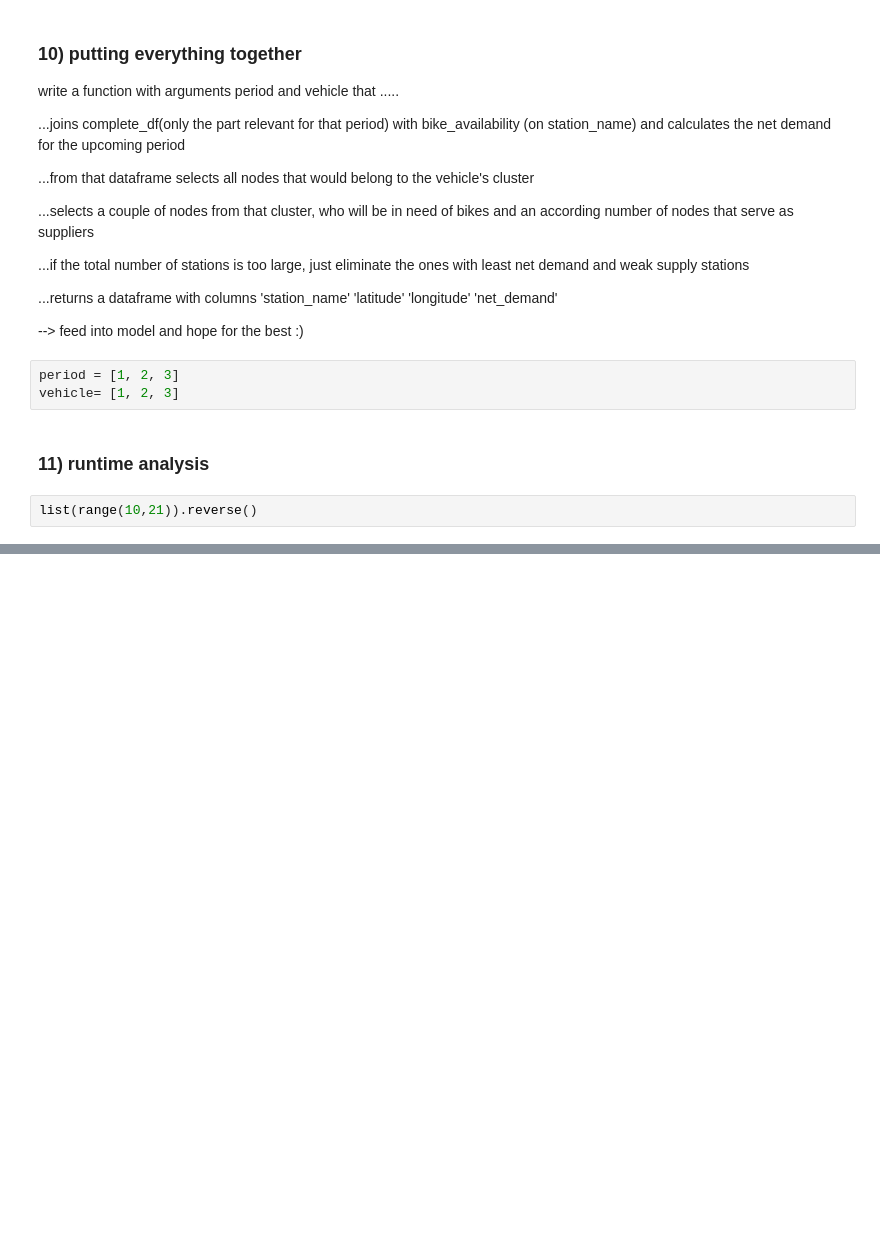
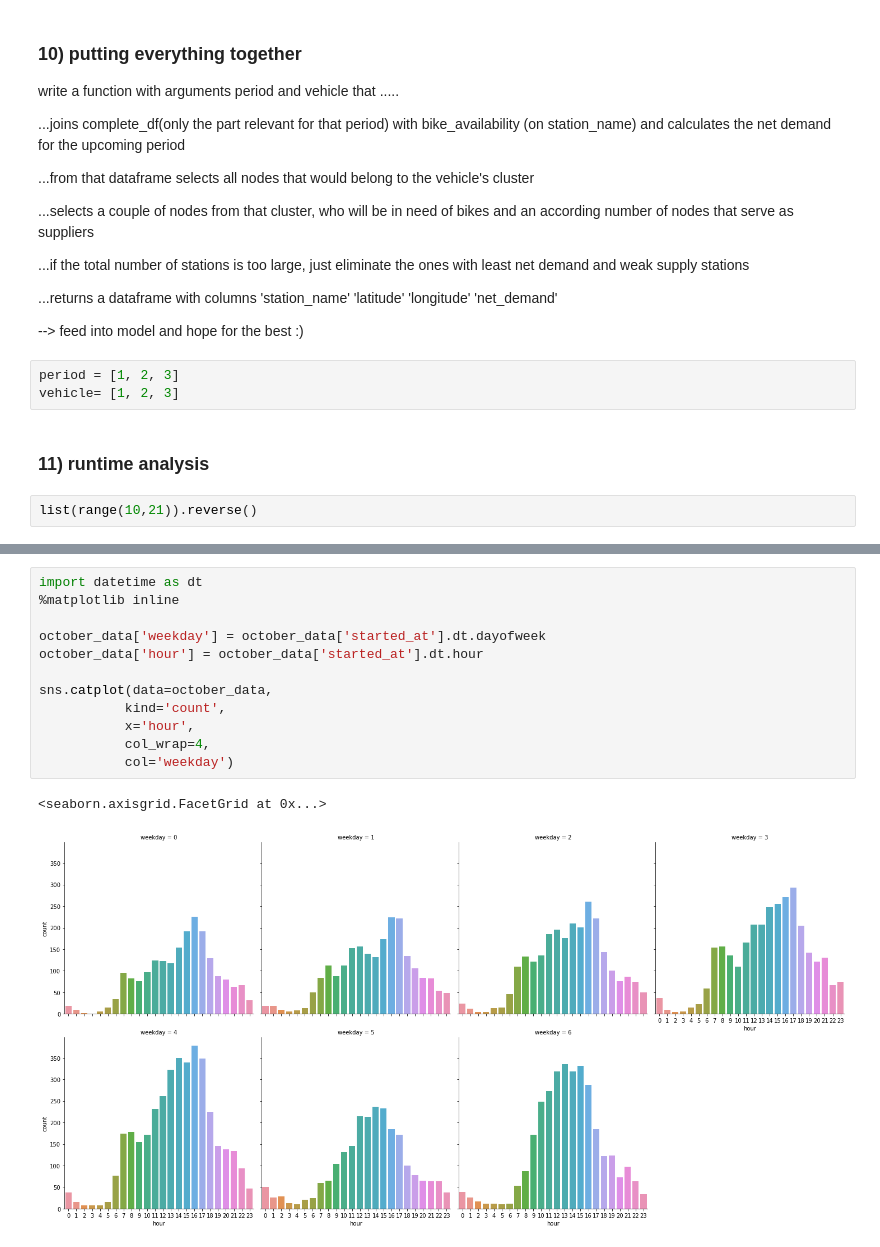
Before and after one commit to NikolasHe/MMCS_Project, a Jupyter notebook: notebook.ipynb, the cells around one changed output, grey strips where cells are left out. Cells and saved outputs as stored; diff of their text form; blank space fills up the shorter version.

```diff
--- a/notebook.ipynb
+++ b/notebook.ipynb
@@ -887,0 +944,15 @@ plt.show()
+# %%
+import datetime as dt
+%matplotlib inline
+
+october_data['weekday'] = october_data['started_at'].dt.dayofweek
+october_data['hour'] = october_data['started_at'].dt.hour
+
+sns.catplot(data=october_data,
+           kind='count',
+           x='hour',
+           col_wrap=4,
+           col='weekday')
+# %% [output]
+<seaborn.axisgrid.FacetGrid at 0x...>
+[figure, added]
```
Also changed, not shown: parts of 3 cells of this notebook.
